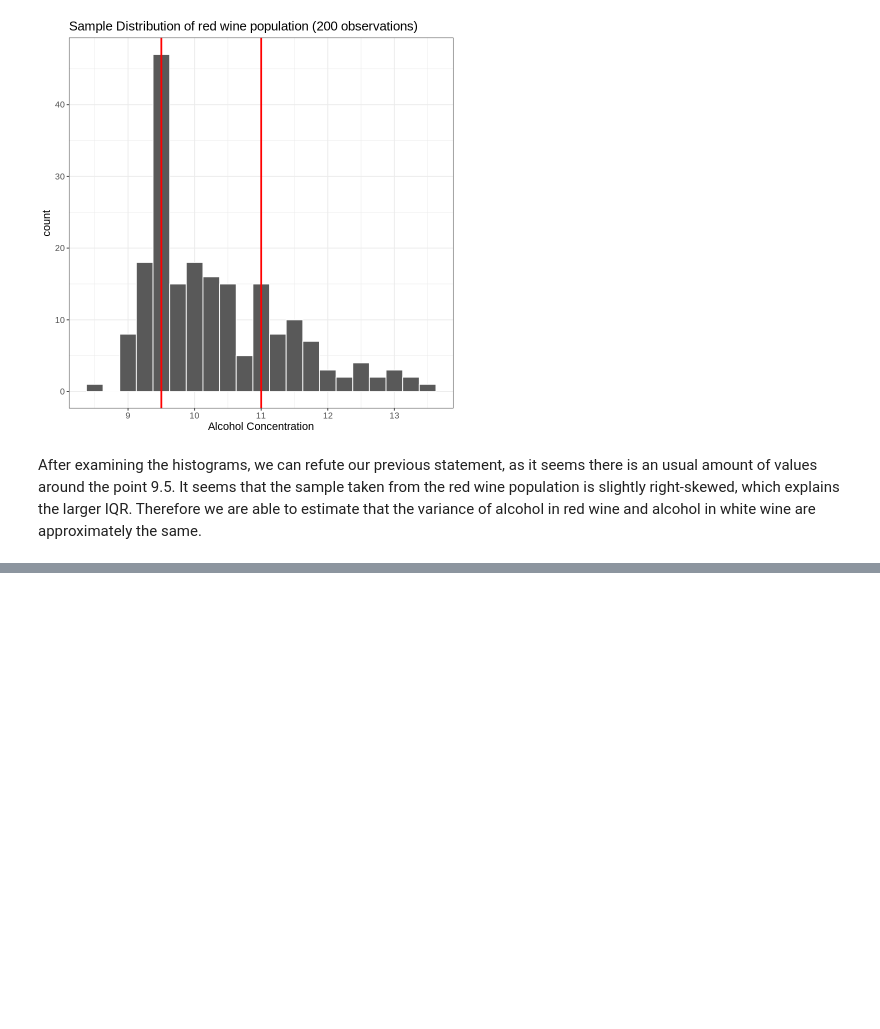
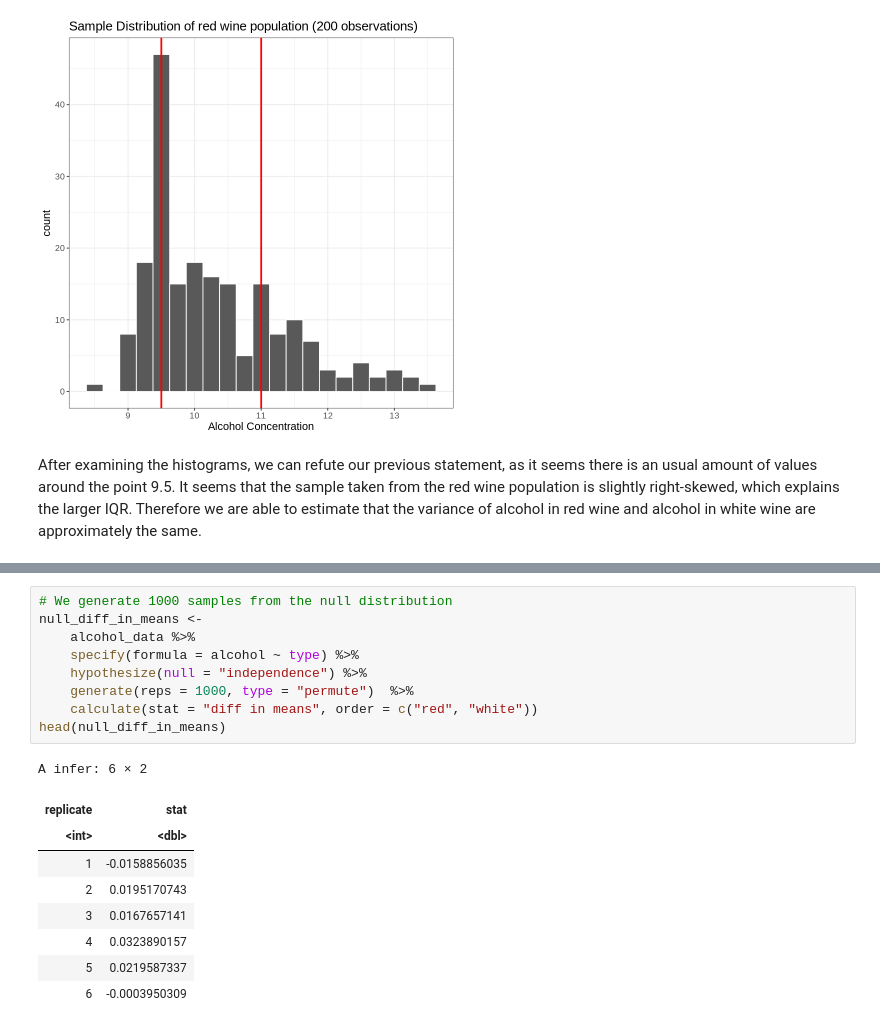
Before and after one commit to Jaskaran1116/STAT-201-Group-Project-23, a Jupyter notebook: analysis.ipynb, the cells around one changed output, grey strips where cells are left out. Drawn from its saved outputs; the diff is of its cells as text; blank space fills up the shorter version.

```diff
--- a/analysis.ipynb
+++ b/analysis.ipynb
@@ -479,0 +529,19 @@ Er, Yeşim. “The Classification of White Wine and Red Wine According to Their
+# %%
+# We generate 1000 samples from the null distribution
+null_diff_in_means <-
+    alcohol_data %>%
+    specify(formula = alcohol ~ type) %>%
+    hypothesize(null = "independence") %>%
+    generate(reps = 1000, type = "permute")  %>%
+    calculate(stat = "diff in means", order = c("red", "white"))
+head(null_diff_in_means)
+# %% [output]
+A infer: 6 × 2
+| replicate | stat |
+| <int> | <dbl> |
+| 1 | -0.0158856035 |
+| 2 | 0.0195170743 |
+| 3 | 0.0167657141 |
+| 4 | 0.0323890157 |
+| 5 | 0.0219587337 |
+| 6 | -0.0003950309 |
```
Also changed, not shown: parts of 14 cells of this notebook.
